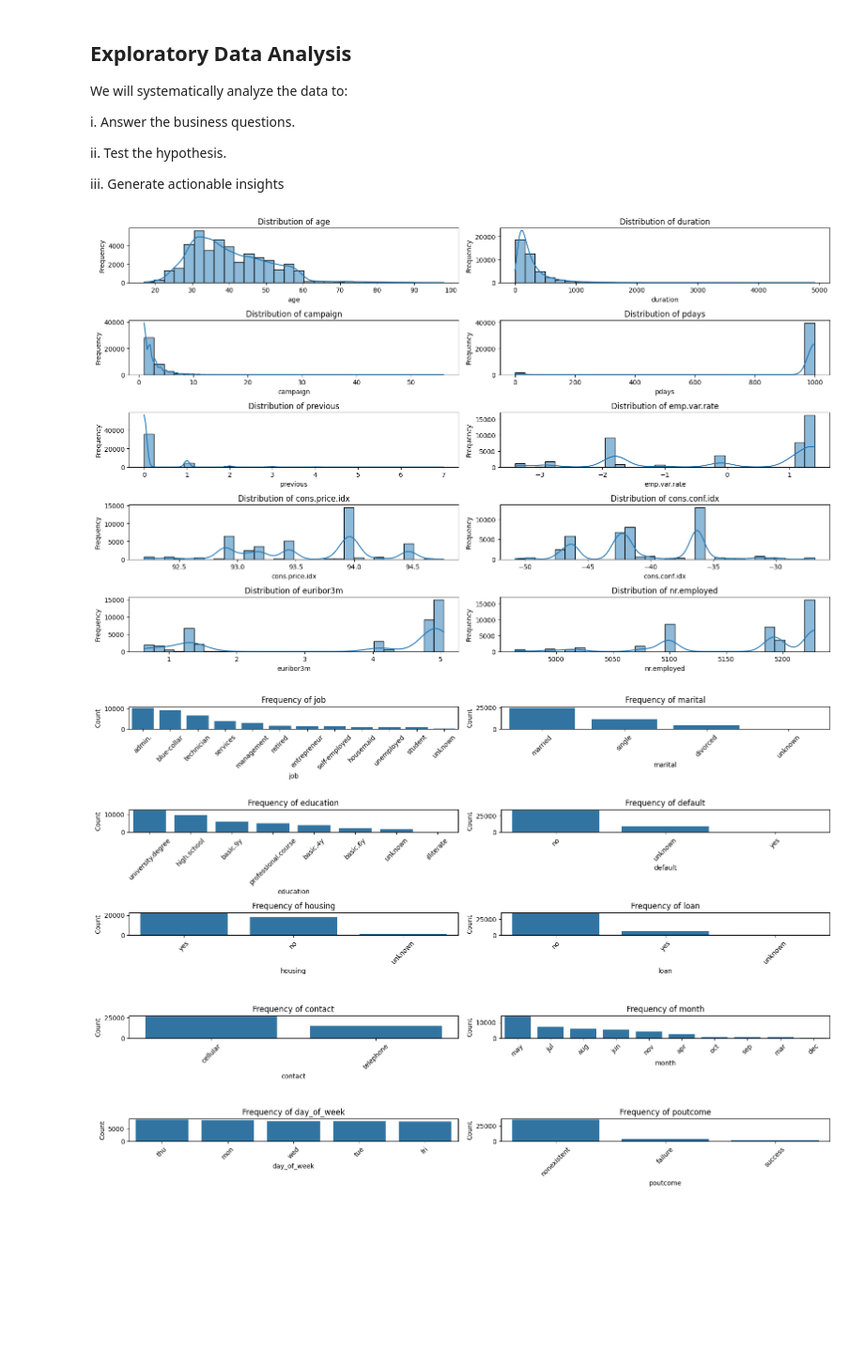
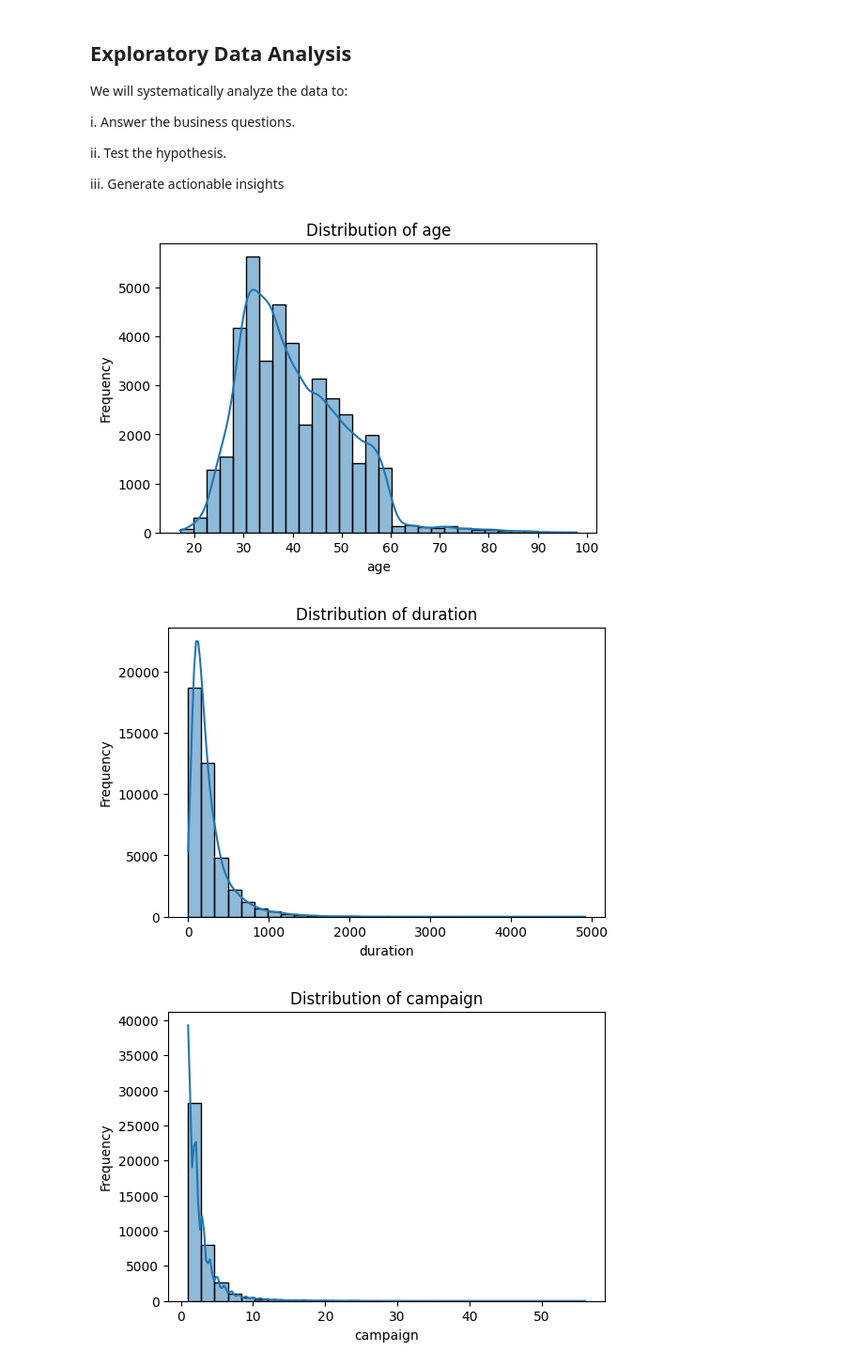
Before and after one commit to MillicentAgyir/Term-Deposit-Prediction-ML, a Jupyter notebook: Notebook/EDA.ipynb, the cells around one changed output. Shown at 94% size. Saved outputs shown, nothing was run; the diff lists cells and outputs as text; code cells hidden in the pictures; blank space fills up the shorter version.

```diff
--- a/Notebook/EDA.ipynb
+++ b/Notebook/EDA.ipynb
@@ -81,41 +81,33 @@ iii. Generate actionable insights
 # %%
 # Step 1: Load the dataset
 data_path = r'C:\Users\Dell\Term-Deposit-Prediction-ML\Data\Raw\bank-additional-full.csv'
 data = pd.read_csv(data_path, sep=';')  # Ensure the file is read into a DataFrame
 
 # Step 2: Define key features for analysis
 numerical_columns = data.select_dtypes(include=['int64', 'float64']).columns
 categorical_columns = data.select_dtypes(include=['object']).columns
-
 # Step 3: Univariate Analysis - Numerical Features
-plt.figure(figsize=(16, 10))
-for i, col in enumerate(numerical_columns, 1):
-    plt.subplot((len(numerical_columns) + 1) // 2, 2, i)  # 2 columns layout
+# Plot histograms for numerical features
+for col in numerical_columns:
+    plt.figure(figsize=(6, 4))
     sns.histplot(data[col], kde=True, bins=30)
     plt.title(f"Distribution of {col}")
     plt.xlabel(col)
     plt.ylabel("Frequency")
-plt.tight_layout()
-plt.show()
+    plt.show()
 
 # Step 4: Univariate Analysis - Categorical Features
-plt.figure(figsize=(16, 12))
-for i, col in enumerate(categorical_columns, 1):
+# Bar plots for categorical features
+for col in categorical_columns:
     if col != 'y':  # Exclude the target variable
-        plt.subplot((len(categorical_columns) + 1) // 2, 2, i)  # 2 columns layout
+        plt.figure(figsize=(8, 4))
         sns.countplot(x=data[col], order=data[col].value_counts().index)
         plt.title(f"Frequency of {col}")
         plt.xlabel(col)
         plt.ylabel("Count")
         plt.xticks(rotation=45)
-plt.tight_layout()
-plt.show()
-
-# Interpretation of Visualizations
-print("Interpretation of Visualizations:")
-print("- 'duration' shows a right-skewed distribution: longer durations are rare but critical.")
-print("- Economic indicators ('emp.var.rate', 'euribor3m') cluster into distinct ranges, likely reflecting economic cycles.")
-print("- Categorical variables like 'job' show concentration in categories like 'admin.' and 'blue-collar.'")
+        plt.show()
 # %% [output]
-[figure, old version]
+[figure, new version]
-[figure, old version]
+[figure, new version]
+[figure, added]
```
Also changed, not shown: parts of 9 cells of this notebook, 4 other files.
